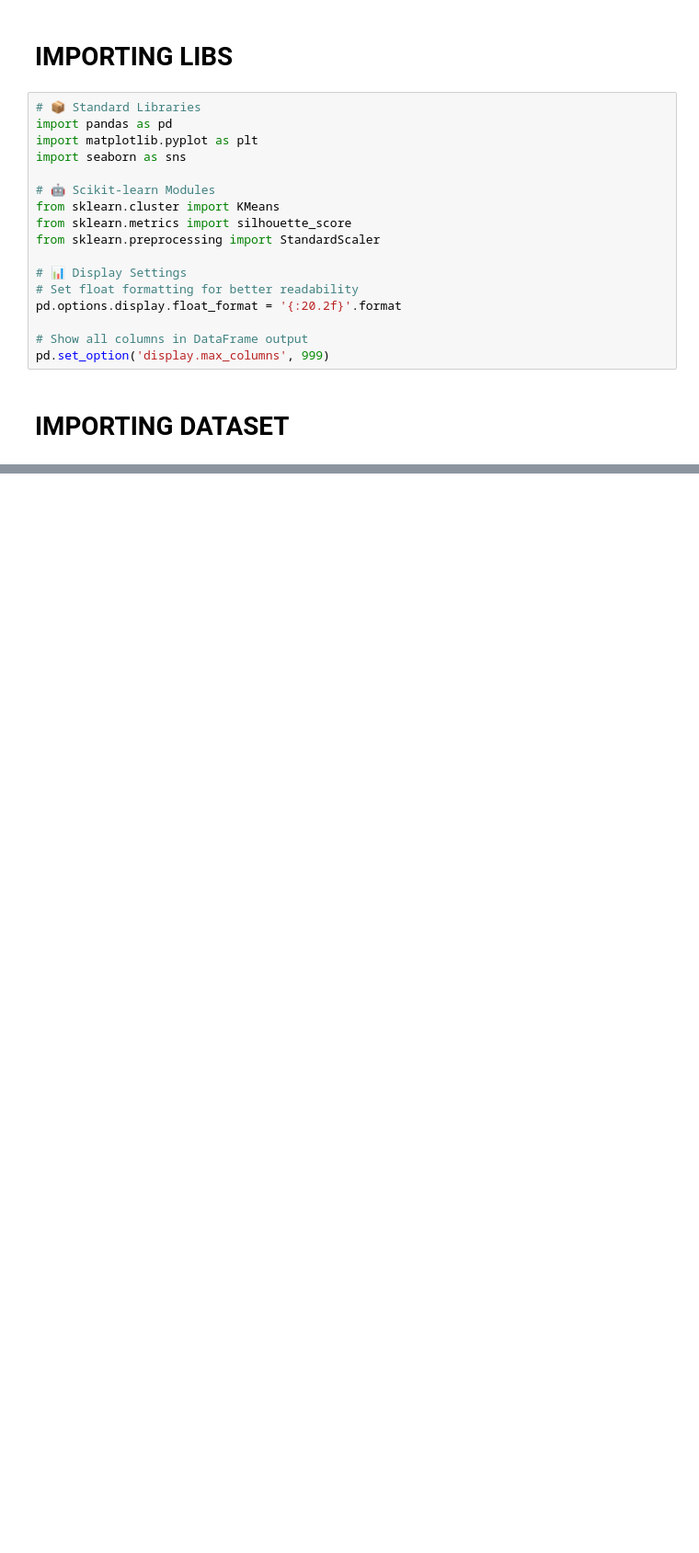
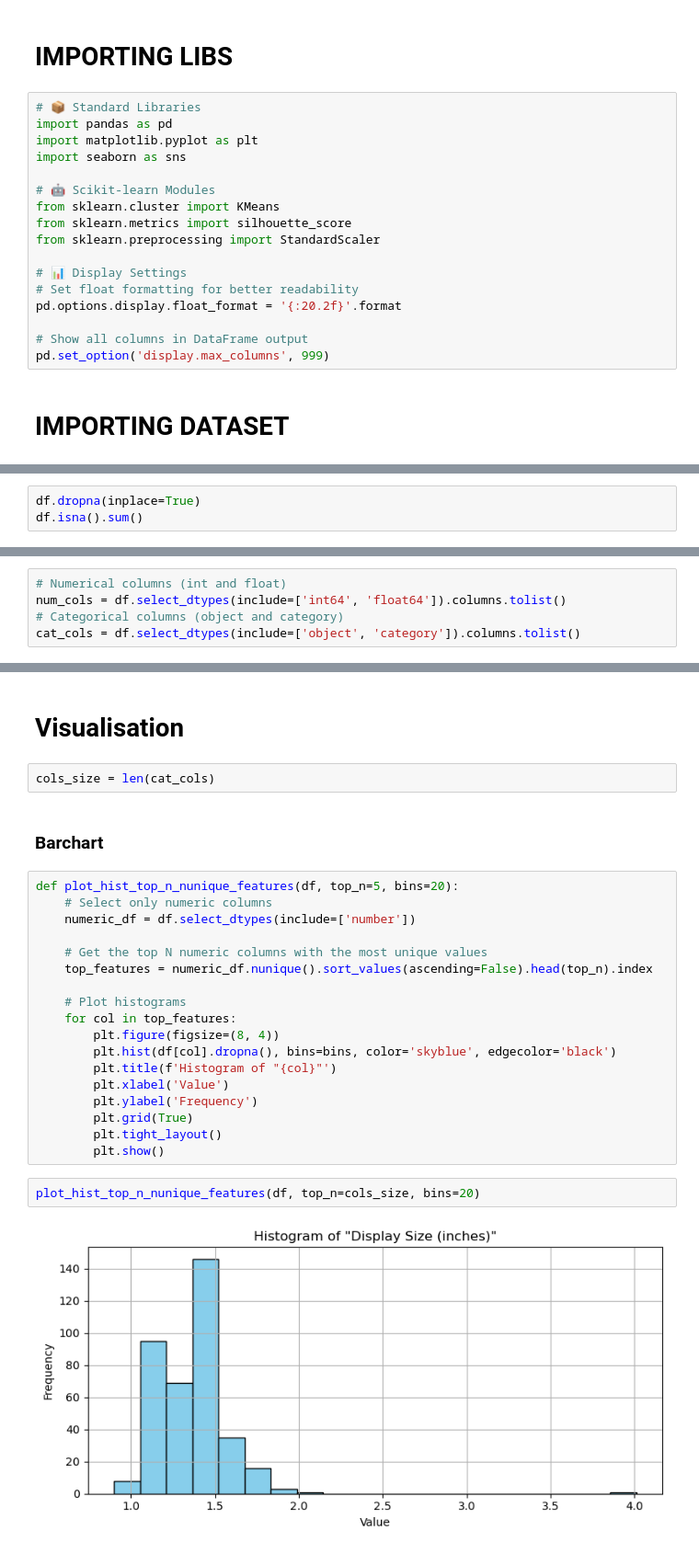
Before and after one commit to Eddythemachine/Understand_Customers_with_KMeans_Clustering, a Jupyter notebook: notebooks/eda.ipynb, the cells around one changed output, grey strips where cells are left out. Shown at 92% size. Saved outputs shown, nothing was run; the diff lists cells and outputs as text; blank space fills up the shorter version.

```diff
--- a/notebooks/eda.ipynb
+++ b/notebooks/eda.ipynb
@@ -85 +95,4 @@ Country             0
 dtype: int64
+# %%
+df.dropna(inplace=True)
+df.isna().sum()
@@ -85,0 +131,5 @@ dtype: int64
+# %%
+# Numerical columns (int and float)
+num_cols = df.select_dtypes(include=['int64', 'float64']).columns.tolist()
+# Categorical columns (object and category)
+cat_cols = df.select_dtypes(include=['object', 'category']).columns.tolist()
@@ -85,0 +144,28 @@ dtype: int64
+# %% [markdown]
+# Visualisation
+# %%
+cols_size = len(cat_cols)
+# %% [markdown]
+### Barchart
+# %%
+def plot_hist_top_n_nunique_features(df, top_n=5, bins=20):
+    # Select only numeric columns
+    numeric_df = df.select_dtypes(include=['number'])
+
+    # Get the top N numeric columns with the most unique values
+    top_features = numeric_df.nunique().sort_values(ascending=False).head(top_n).index
+
+    # Plot histograms
+    for col in top_features:
+        plt.figure(figsize=(8, 4))
+        plt.hist(df[col].dropna(), bins=bins, color='skyblue', edgecolor='black')
+        plt.title(f'Histogram of "{col}"')
+        plt.xlabel('Value')
+        plt.ylabel('Frequency')
+        plt.grid(True)
+        plt.tight_layout()
+        plt.show()
+# %%
+plot_hist_top_n_nunique_features(df, top_n=cols_size, bins=20)
+# %% [output]
+[figure, added]
```
Also changed, not shown: parts of 11 cells of this notebook, 2 other files.
